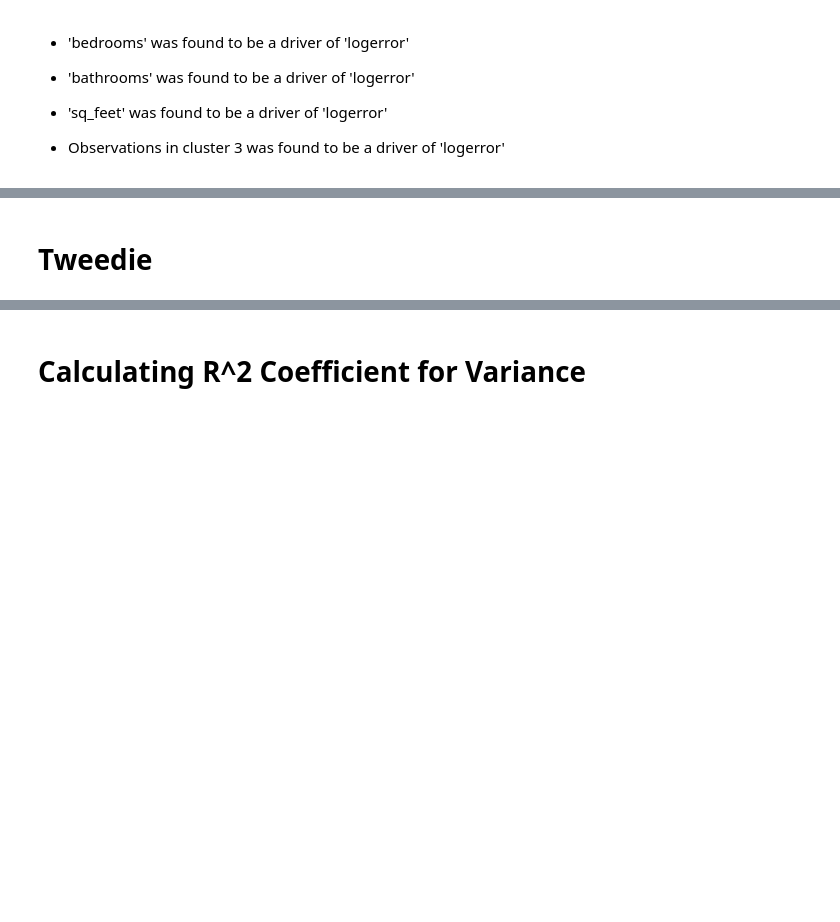
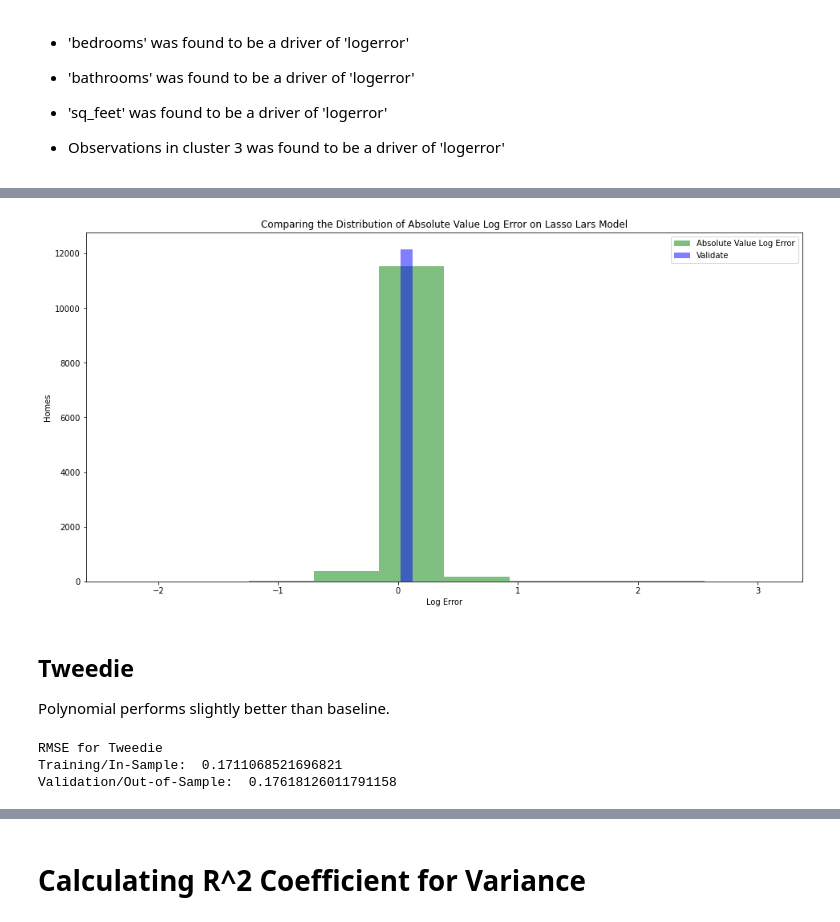
Before and after one commit to Michael-Mesa-Rae-Downen/project-3-clustering, a Jupyter notebook: final_report.ipynb, the cells around one changed output, grey strips where cells are left out. Cells and saved outputs as stored; diff of their text form; code cells hidden in the pictures; blank space fills up the shorter version.

```diff
--- a/final_report.ipynb
+++ b/final_report.ipynb
@@ -274,2 +324,13 @@ p     = 0.0341
+# %%
+m.lars_viz()
+# %% [output]
+[figure, added]
 # %% [markdown]
-# Tweedie
+## Tweedie
+Polynomial performs slightly better than baseline.
+# %%
+m.tweedie()
+# %% [output]
+RMSE for Tweedie
+Training/In-Sample:  0.1711068521696821
+Validation/Out-of-Sample:  0.17618126011791158
```
Also changed, not shown: parts of 29 cells of this notebook, 2 other files.
